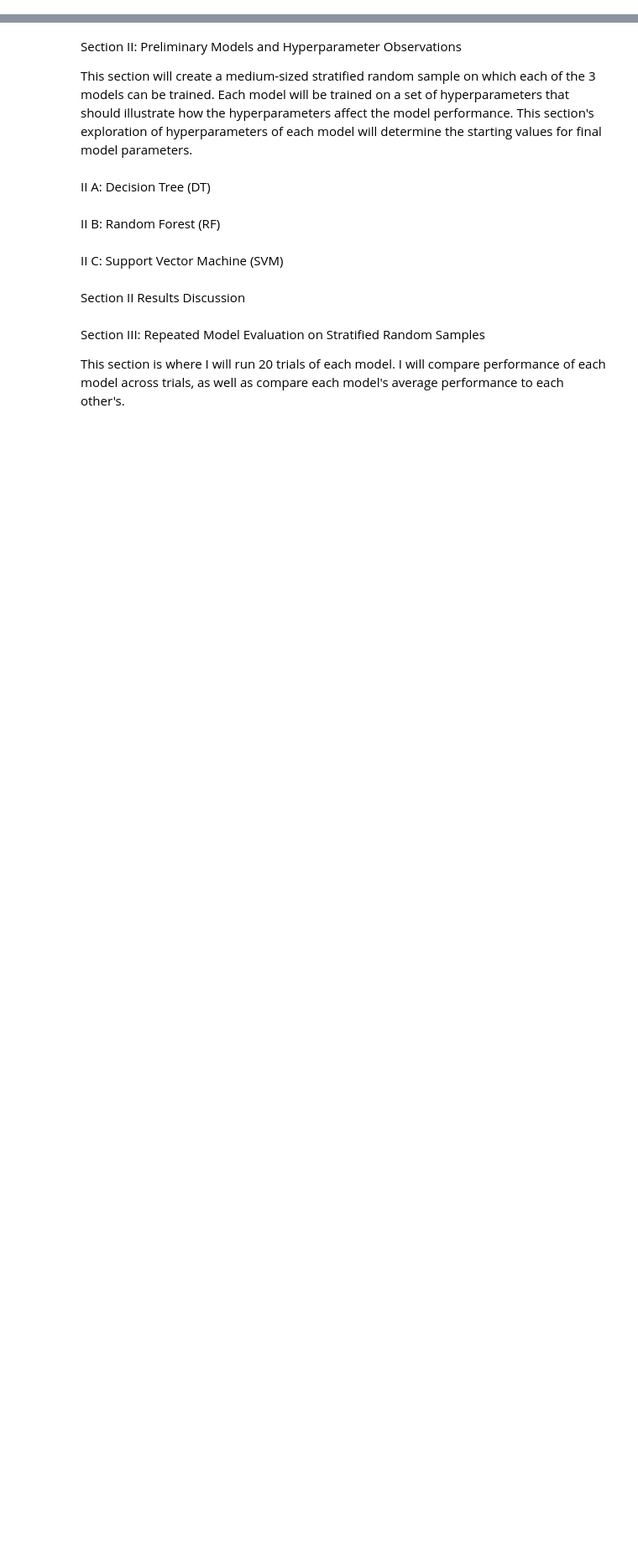
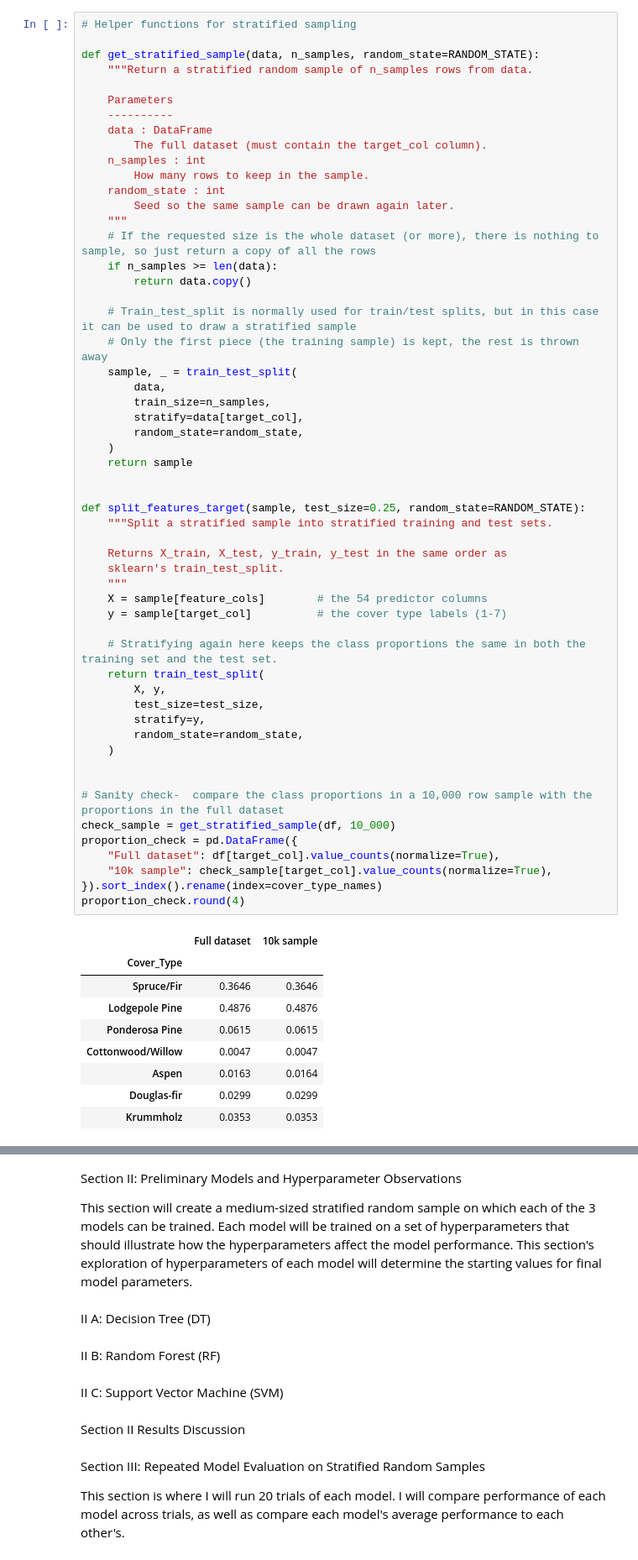
Before and after one commit to sgillihan/CSPB4622_Project1_Forest_Cover, a Jupyter notebook: Forest_Cover_Prediction_SGillihan.ipynb, the cells around one changed output, grey strips where cells are left out. Shown at 84% size. Saved outputs shown, nothing was run; the diff lists cells and outputs as text; blank space fills up the shorter version.

```diff
--- a/Forest_Cover_Prediction_SGillihan.ipynb
+++ b/Forest_Cover_Prediction_SGillihan.ipynb
@@ -23,0 +143,65 @@ Section I Discussion
+# %%
+# Helper functions for stratified sampling
+
+def get_stratified_sample(data, n_samples, random_state=RANDOM_STATE):
+    """Return a stratified random sample of n_samples rows from data.
+
+    Parameters
+    ----------
+    data : DataFrame
+        The full dataset (must contain the target_col column).
+    n_samples : int
+        How many rows to keep in the sample.
+    random_state : int
+        Seed so the same sample can be drawn again later.
+    """
+    # If the requested size is the whole dataset (or more), there is nothing to sample, so just return a copy of all the rows
+    if n_samples >= len(data):
+        return data.copy()
+
+    # Train_test_split is normally used for train/test splits, but in this case it can be used to draw a stratified sample
+    # Only the first piece (the training sample) is kept, the rest is thrown away
+    sample, _ = train_test_split(
+        data,
+        train_size=n_samples,
+        stratify=data[target_col],
+        random_state=random_state,
+    )
+    return sample
+
+
+def split_features_target(sample, test_size=0.25, random_state=RANDOM_STATE):
+    """Split a stratified sample into stratified training and test sets.
+
+    Returns X_train, X_test, y_train, y_test in the same order as
+    sklearn's train_test_split.
+    """
+    X = sample[feature_cols]        # the 54 predictor columns
+    y = sample[target_col]          # the cover type labels (1-7)
+
+    # Stratifying again here keeps the class proportions the same in both the training set and the test set.
+    return train_test_split(
+        X, y,
+        test_size=test_size,
+        stratify=y,
+        random_state=random_state,
+    )
+
+
+# Sanity check-  compare the class proportions in a 10,000 row sample with the proportions in the full dataset
+check_sample = get_stratified_sample(df, 10_000)
+proportion_check = pd.DataFrame({
+    "Full dataset": df[target_col].value_counts(normalize=True),
+    "10k sample": check_sample[target_col].value_counts(normalize=True),
+}).sort_index().rename(index=cover_type_names)
+proportion_check.round(4)
+# %% [output]
+|  | Full dataset | 10k sample |
+| Cover_Type |  |  |
+| Spruce/Fir | 0.3646 | 0.3646 |
+| Lodgepole Pine | 0.4876 | 0.4876 |
+| Ponderosa Pine | 0.0615 | 0.0615 |
+| Cottonwood/Willow | 0.0047 | 0.0047 |
+| Aspen | 0.0163 | 0.0164 |
+| Douglas-fir | 0.0299 | 0.0299 |
+| Krummholz | 0.0353 | 0.0353 |
```
Also changed, not shown: parts of 14 cells of this notebook, 1 other file.
